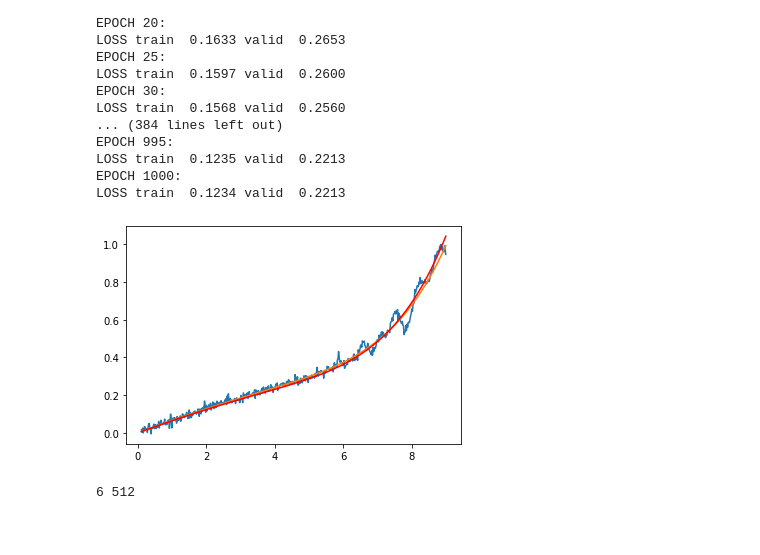
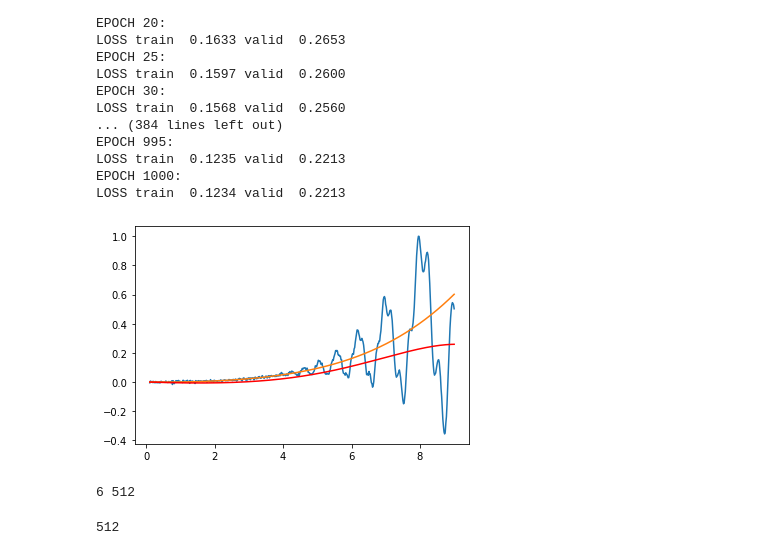
Before and after one commit to HS-shuang/OSC_APP, a Jupyter notebook: CODE/Filter/Trainning.ipynb, the cells around one changed output. Saved outputs shown, nothing was run; the diff lists cells and outputs as text; code cells hidden in the pictures.

```diff
--- a/CODE/Filter/Trainning.ipynb
+++ b/CODE/Filter/Trainning.ipynb
@@ -197,15 +195,23 @@ LOSS train  0.1235 valid  0.2213
 EPOCH 1000:
 LOSS train  0.1234 valid  0.2213
 # %%
+feature, a1, a2, label = make_data(x, f_num=2, poly_order=6,
+         rdio=[1, 2],f_range=[[50, 60],[150, 250]],
+         m_range=[0.4, 0.8], t_range=[1, 2], td_range=[2, 4])
+feature, label = torch.Tensor(feature), torch.Tensor(label)
+label_pre = my_model(feature)
+
 plt.figure()
-feature, label = test_set[555]
-label_pre = my_model(feature)
 x = np.linspace(0.1, 9, 512)
 plt.plot(x, feature)
 plt.plot(x, np.poly1d([*label, 0])(x/9))
 plt.plot(x, np.poly1d(np.append(label_pre.detach().numpy(), 0))(x/9), c='r')
 plt.show()
 print(len(label), len(feature))
 # %% [output]
-[figure, old version]
+[figure, new version]
 6 512
+# %%
+len(feature)
+# %% [output]
+512
```
Also changed, not shown: parts of 1 cell of this notebook.
